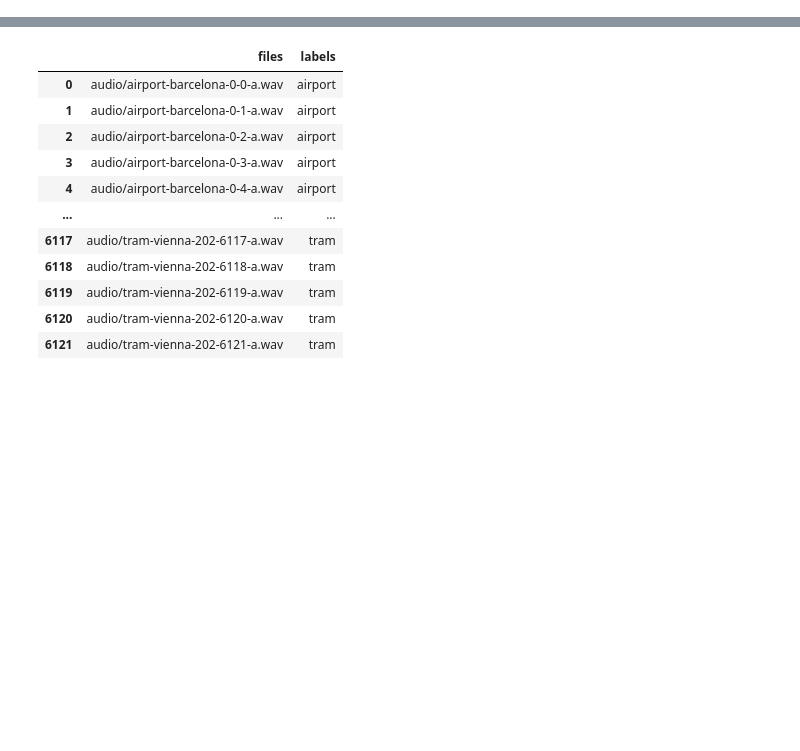
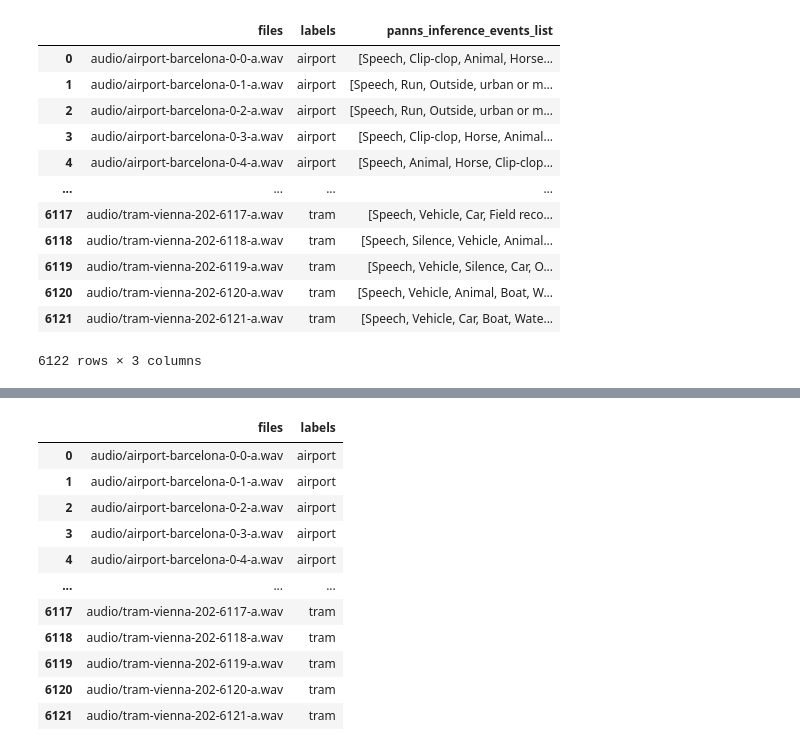
Before and after one commit to darshitttt/ASC_AED_JoinTask, a Jupyter notebook: rough.ipynb, the cells around one changed output, grey strips where cells are left out. Drawn from its saved outputs; the diff is of its cells as text; code cells hidden in the pictures; blank space fills up the shorter version.

```diff
--- a/rough.ipynb
+++ b/rough.ipynb
@@ -0,0 +37,14 @@
+# %%
+import pandas as pd
+import os
+
+tut_train_csv = 'Datasets/TUT18_train.csv'
+tut_train_df = pd.read_csv(tut_train_csv)
+tut_audio_dir = '../audioData/TUTUrban2018/developmentDataset/TUT-urban-acoustic-scenes-2018-development/'
+
+event_label_preds = []
+
+for i in range(0,len(tut_train_df)):
+    audio_fname = os.path.join(tut_audio_dir, tut_train_df['files'][i])
+    event_label_preds.append(get_panns_inference(audio_fname, model_path00))
+    print(i)
@@ -0,0 +87,18 @@
+# %%
+tut_train_df['panns_inference_events_list'] = event_label_preds
+
+tut_train_df
+# %% [output]
+|  | files | labels | panns_inference_events_list |
+| 0 | audio/airport-barcelona-0-0-a.wav | airport | [Speech, Clip-clop, Animal, Horse... |
+| 1 | audio/airport-barcelona-0-1-a.wav | airport | [Speech, Run, Outside, urban or m... |
+| 2 | audio/airport-barcelona-0-2-a.wav | airport | [Speech, Run, Outside, urban or m... |
+| 3 | audio/airport-barcelona-0-3-a.wav | airport | [Speech, Clip-clop, Horse, Animal... |
+| 4 | audio/airport-barcelona-0-4-a.wav | airport | [Speech, Animal, Horse, Clip-clop... |
+| ... | ... | ... | ... |
+| 6117 | audio/tram-vienna-202-6117-a.wav | tram | [Speech, Vehicle, Car, Field reco... |
+| 6118 | audio/tram-vienna-202-6118-a.wav | tram | [Speech, Silence, Vehicle, Animal... |
+| 6119 | audio/tram-vienna-202-6119-a.wav | tram | [Speech, Vehicle, Silence, Car, O... |
+| 6120 | audio/tram-vienna-202-6120-a.wav | tram | [Speech, Vehicle, Animal, Boat, W... |
+| 6121 | audio/tram-vienna-202-6121-a.wav | tram | [Speech, Vehicle, Car, Boat, Wate... |
+6122 rows × 3 columns
```
Also changed, not shown: parts of 5 cells of this notebook.
